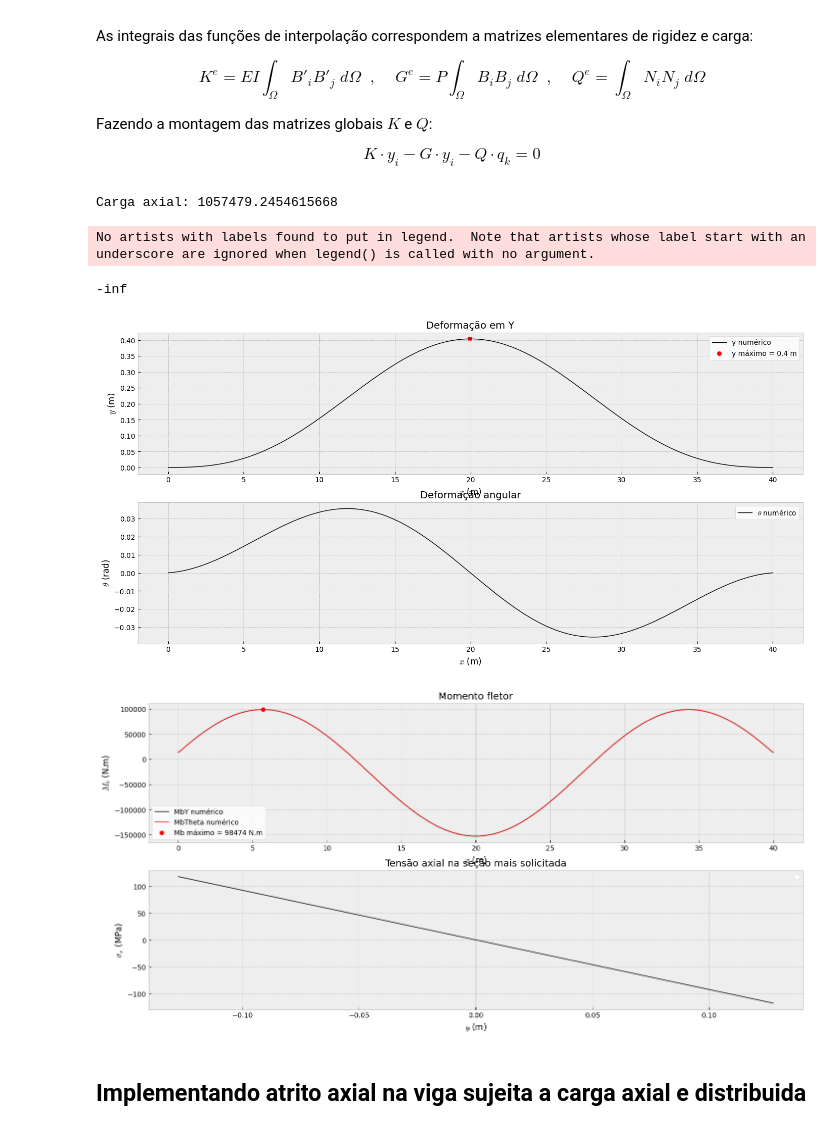
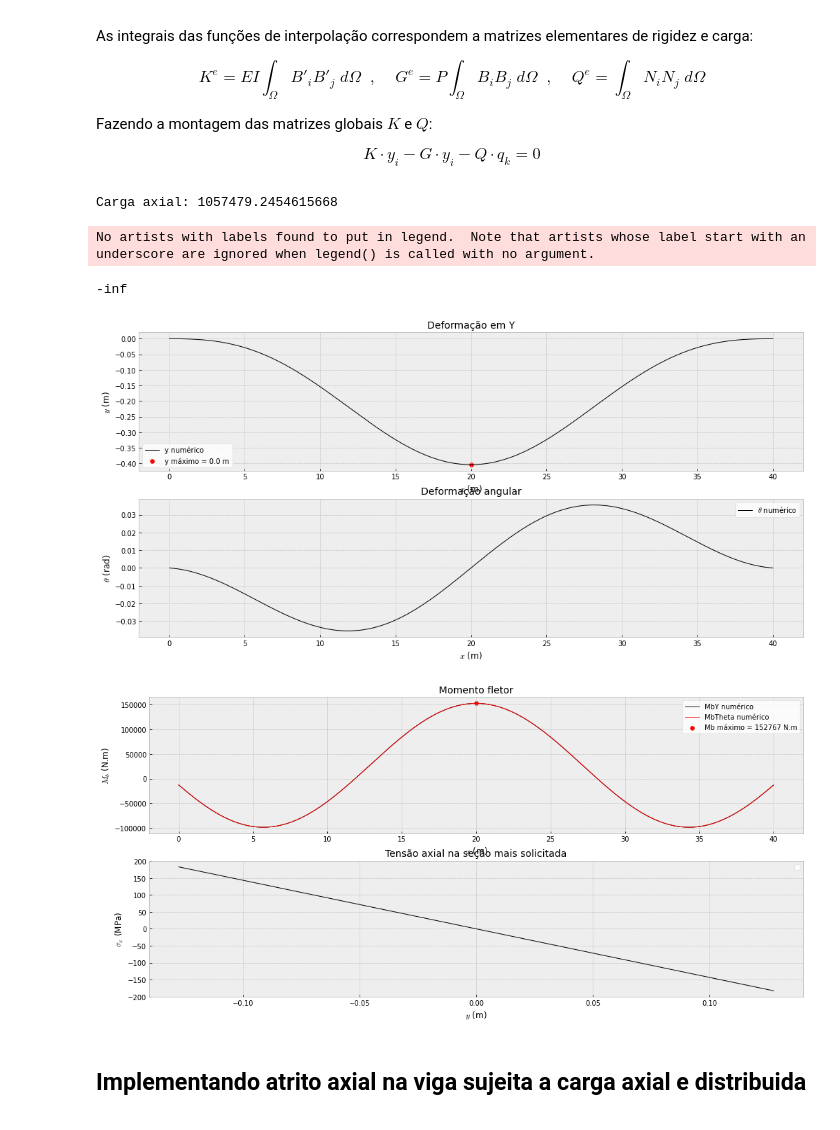
Before and after one commit to jpedro-rod/ElementosFinitos, a Jupyter notebook: MEF_Estrutural.ipynb, the cells around one changed output. Saved outputs shown, nothing was run; the diff lists cells and outputs as text; code cells hidden in the pictures.

```diff
--- a/MEF_Estrutural.ipynb
+++ b/MEF_Estrutural.ipynb
@@ -831,15 +831,9 @@ $$ K \cdot y_i - G \cdot y_i - Q \cdot q_k = 0 $$
 
 ## malha
 L = 40.0   # m
-nx = 400
-ne = nx-1
+ne = 1000   #n elementos
+nx = ne+1   #n nos
 nGL = 2*nx
-
-## CCs 1
-Yo = 0.0
-Yf = 0.0
-Thetao = 0.0 #np.pi/12.0
-Thetaf = 0.0 #np.pi/12.0
 
 ## tubulacao
 #d = 0.180  # m
@@ -898,7 +892,7 @@ mu_res = 1.21
 
 # cargas
 def f(x):
-    return -mu_res*abs(q)   # N
+    return mu_res*abs(q)   # N
 
 #c = 4*np.pi
 #P = -c*E*I/L**2   # N
@@ -920,15 +914,34 @@ dbX = np.stack((X,X))
 dbX = dbX.transpose()
 dbX = dbX.flatten()
 
+# CCs
+## x
+Lyo = 0.0
+Lyf = L
+Lto = 0.0
+Ltf = L
+
+## outputs
+Yo = 0.0
+Yf = 0.0
+Thetao = 0.0
+Thetaf = 0.0
+
 IEN_GL = np.zeros( (ne,4),dtype='int' )
 for e in range(0,ne):
   IEN_GL[e] = [2*e,2*e+1,2*e+2,2*e+3]
 
 # lista de indices de condicao de contorno
-##ccY = [999,nGL - 2]
-##ccTheta = [1000,nGL - 1]
-ccY = [0,nGL - 2]
-ccTheta = [1,nGL - 1]
+# int() truncates float, so if you have 12.8, using int() you get 12
+
+ccY = [2*int(Lyo*ne/L), 2*int(Lyf*ne/L) + 2]
+ccTheta = [2*int(Lto*ne/L) + 1, 2*int(Ltf*ne/L) + 3]
+
+if int(Lyf*ne/L) == ne:
+  ccY = [2*int(Lyo*ne/L), 2*(int(Lyf*ne/L) - 1) + 2]
+
+if int(Ltf*ne/L) == ne:
+  ccTheta = [2*int(Lto*ne/L) + 1, 2*(int(Ltf*ne/L) - 1) + 3]
 
 # vetor com valores das condicoes de contorno
 Ycc = np.empty( (nGL),dtype='float' )
@@ -1070,7 +1083,7 @@ SOL = SOL.reshape((int(nGL/2),2))
 Y = SOL[:,0]
 Theta = SOL[:,1]
 
-index_Ymax = np.where(Y == max(Y))   # for plotting max Y
+index_Ymax = np.where(abs(Y) == np.max(abs(Y)))   # for plotting max Y
 index_Ymax = index_Ymax[0][0]
 
 # curvatura (por diferenças centradas de ordem 2)
@@ -1102,16 +1115,17 @@ for i in range(1,len(Theta)-1):
 
 # momento fletor e momento fletor maximo
 MbY = E*I*d2Y# em MPa
-MbYmax = np.max(MbY) # N.m
 
-index_MbYmax = np.where(MbY == MbYmax)   # for plotting max MbY
+index_MbYmax = np.where(abs(MbY) == np.max(abs(MbY)))   # for plotting max MbY
 index_MbYmax = index_MbYmax[0][0]
+MbYmax = MbY[index_MbYmax]
 
 MbTheta = E*I*dTheta   # N.m
-MbThetamax = np.max(MbTheta)  # N.m
+MbThetamax = np.max(abs(MbTheta))  # N.m
 
-index_MbThetamax = np.where(MbTheta == MbThetamax)   # for plotting max MbTheta
+index_MbThetamax = np.where(abs(MbTheta) == np.max(abs(MbTheta)))   # for plotting max MbTheta
 index_MbThetamax = index_MbThetamax[0][0]
+MbThetamax = MbTheta[index_MbThetamax]
 
 # tensão axial na secao mais solicitada
 Y_CrossSection = np.linspace(-OD/2.0, OD/2.0, nx)
@@ -1125,42 +1139,42 @@ plt.style.use('bmh')
 fig1, ((ax1), (ax2)) = plt.subplots(2, sharey=False, sharex=False, figsize = (17,8))
 
 ax1.plot(X,Y, color='k', linewidth=1.0, label=r'y numérico')
-ax1.scatter(X[index_Ymax], max(Y), color='red', label=r'y máximo = {} m'.format(np.around(max(Y), 2)))
+ax1.scatter(X[index_Ymax], Y[index_Ymax], color='red', label=r'y máximo = {} m'.format(np.around(max(Y), 2)))
 ax1.set_title('Deformação em Y',fontdict={'fontsize':14})
 ax1.set_xlabel('$x$ (m)',fontdict={'fontsize':12})
 ax1.set_ylabel('$y$ (m)',fontdict={'fontsize':12})
 ax1.legend(loc='best',facecolor ='w')
 
 ax2.plot(X,Theta, color='k', linewidth=1.0, label=r'$\theta$ numérico')
 ax2.set_title('Deformação angular',fontdict={'fontsize':14})
 ax2.set_xlabel('$x$ (m)',fontdict={'fontsize':12})
 ax2.set_ylabel('$\\theta$ (rad)',fontdict={'fontsize':12})
 ax2.legend(loc='best',facecolor ='w')
 
 
 fig1, ((ax3), (ax4)) = plt.subplots(2, sharey=False, sharex=False, figsize = (17,8))
 
 ax3.plot(X,MbY, color='k', linewidth=1.0, label=r'MbY numérico')
 ax3.plot(X,MbTheta, 'r', linewidth=1.0, label=r'MbTheta numérico')
 ax3.scatter(X[index_MbYmax], MbYmax, color='red', label=r'Mb máximo = {} N.m'.format(int(MbYmax)))
 ax3.set_title('Momento fletor',fontdict={'fontsize':14})
 ax3.set_xlabel('$x$ (m)',fontdict={'fontsize':12})
 ax3.set_ylabel('$M_b$ (N.m)',fontdict={'fontsize':12})
 ax3.legend(loc='best',facecolor ='w')
 
 ax4.plot(Y_CrossSection,sigmab, color='k', linewidth=1.0)
 ax4.set_title('Tensão axial na seção mais solicitada',fontdict={'fontsize':14})
 ax4.set_xlabel('$y$ (m)',fontdict={'fontsize':12})
 ax4.set_ylabel('$\\sigma_x$ (MPa)',fontdict={'fontsize':12})
 ax4.legend(loc='best',facecolor ='w')
 
 plt.show()
 # %% [output]
 Carga axial: 1057479.2454615668
 No artists with labels found to put in legend.  Note that artists whose label start with an underscore are ignored when legend() is called with no argument.
 -inf
-[figure, old version]
+[figure, new version]
-[figure, old version]
+[figure, new version]
 # %% [markdown]
 ## Implementando atrito axial na viga sujeita a carga axial e distribuida
 # %% [markdown]
```
Also changed, not shown: parts of 5 cells of this notebook, 1 other file.
